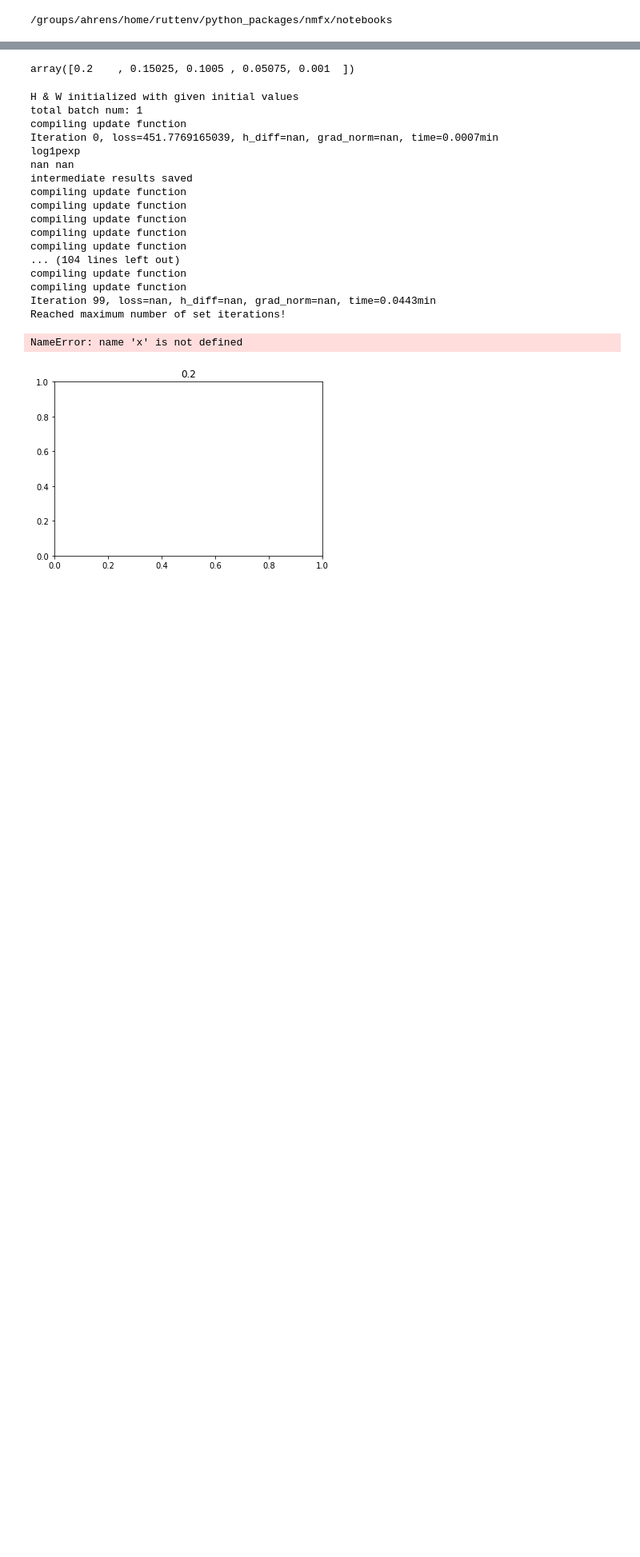
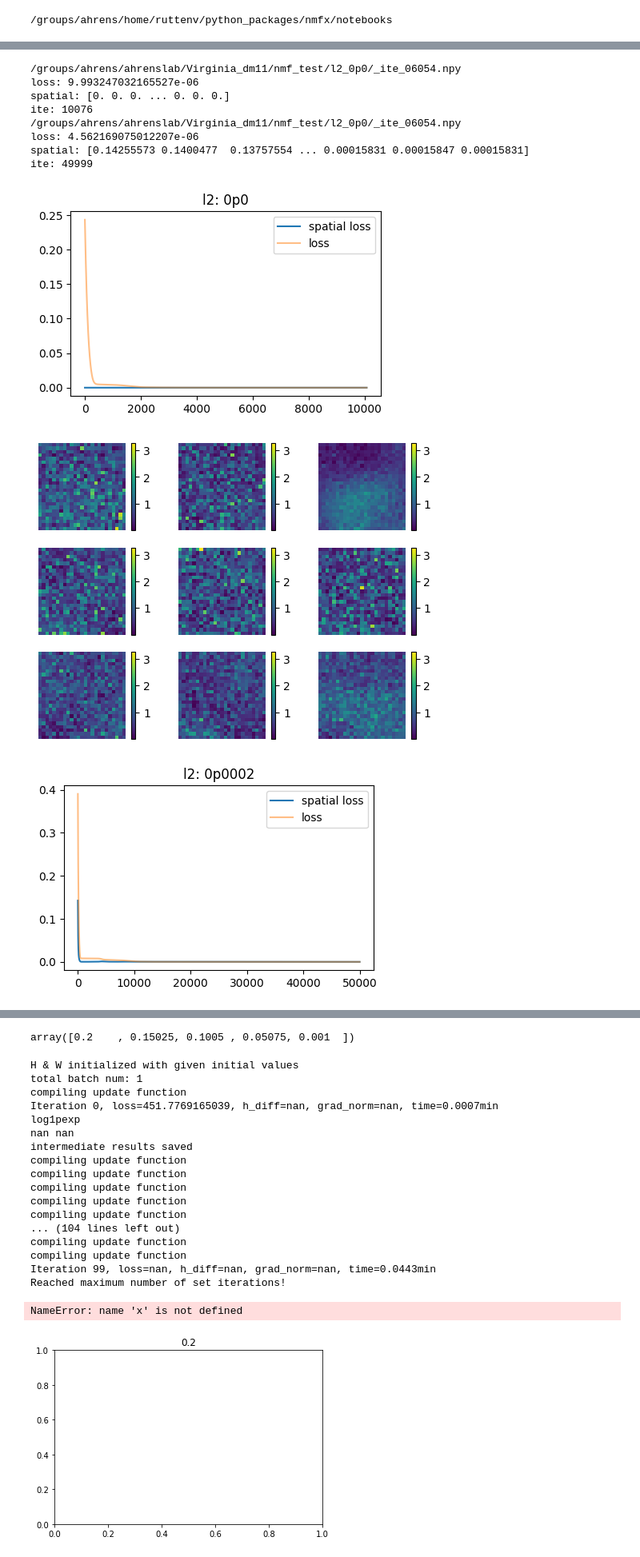
Before and after one commit to vruetten/NMFX, a Jupyter notebook: notebooks/test_spatial_prior.ipynb, the cells around one changed output, grey strips where cells are left out. Shown: that part at 80% size. Cells and saved outputs as stored; diff of their text form; code cells hidden in the pictures; blank space fills up the shorter version.

```diff
--- a/notebooks/test_spatial_prior.ipynb
+++ b/notebooks/test_spatial_prior.ipynb
@@ -28,0 +57,38 @@ reload(nmfx)
+# %%
+t, d = data_gt['X'].shape
+
+save_path = '/groups/ahrens/ahrenslab/Virginia_dm11/nmf_test/l2_'
+dirs  = sorted(glob(save_path + '*'))
+for dir_ in dirs:
+    file = sorted(glob(dir_ + '/*.npy'))[-1]
+    print(f)
+    data = np.load(file, allow_pickle=True).item()
+    diff = np.linalg.norm(data['H']@data['W']-data_gt['X'])/d/t
+    print(f'loss: {diff}')
+    ll = np.array(data['loss_log'])[:,1]
+    print(f'spatial: {ll}' )
+    print(f'ite: {data["ite"]}')
+#     print(data.keys())
+    W = data['W']
+#     print(W.shape)
+    l2 = dir_.split('/')[-1].split('_')[-1]
+    k, d = W.shape
+
+    pl.figure(figsize = (5, 3))
+    pl.title(f'l2: {l2}')
+    pl.plot(np.array(data['loss_log'])[:,1], label = 'spatial loss')
+    pl.plot(np.array(data['loss']), label = 'loss', alpha = .5)
+    pl.legend()
+    plot(W, 9)
+# %% [output]
+/groups/ahrens/ahrenslab/Virginia_dm11/nmf_test/l2_0p0/_ite_06054.npy
+loss: 9.993247032165527e-06
+spatial: [0. 0. 0. ... 0. 0. 0.]
+ite: 10076
+/groups/ahrens/ahrenslab/Virginia_dm11/nmf_test/l2_0p0/_ite_06054.npy
+loss: 4.562169075012207e-06
+spatial: [0.14255573 0.1400477  0.13757554 ... 0.00015831 0.00015847 0.00015831]
+ite: 49999
+[figure, added]
+[figure, added]
+[figure, added]
```
Also changed, not shown: parts of 10 cells of this notebook, 12 other files.
